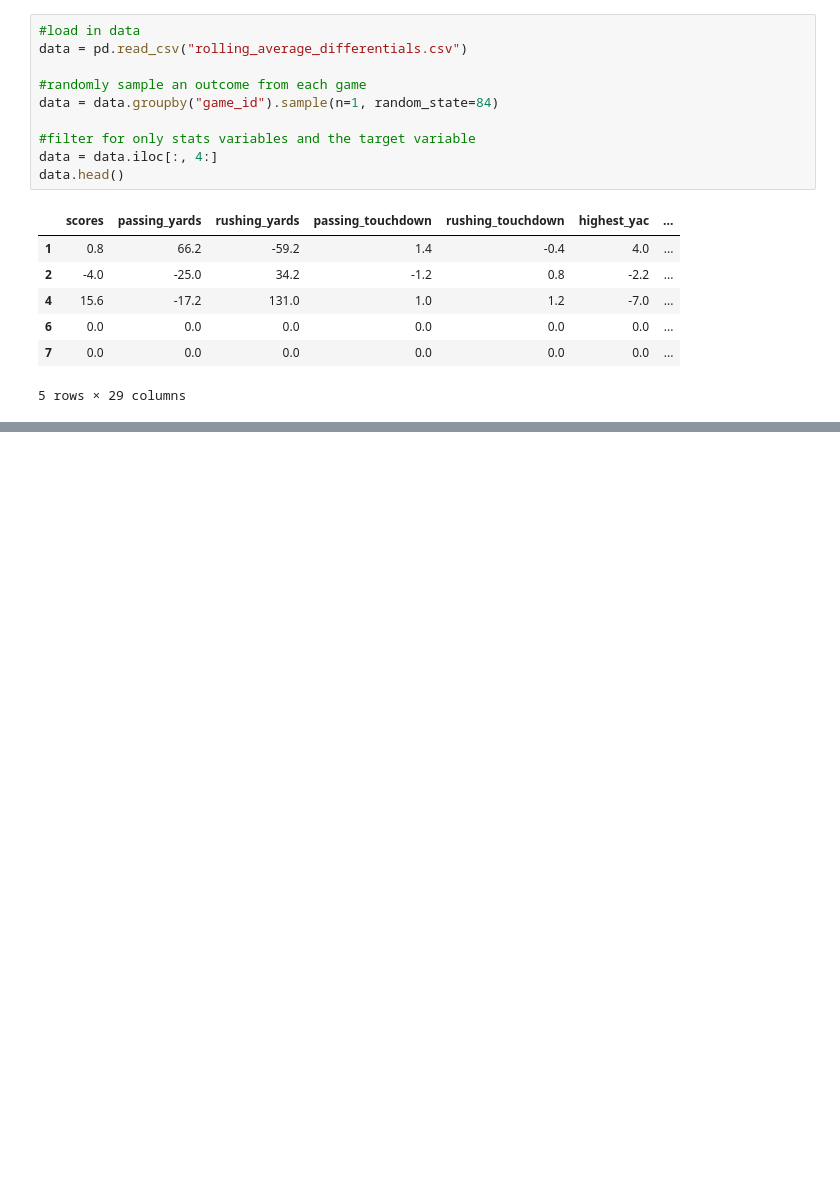
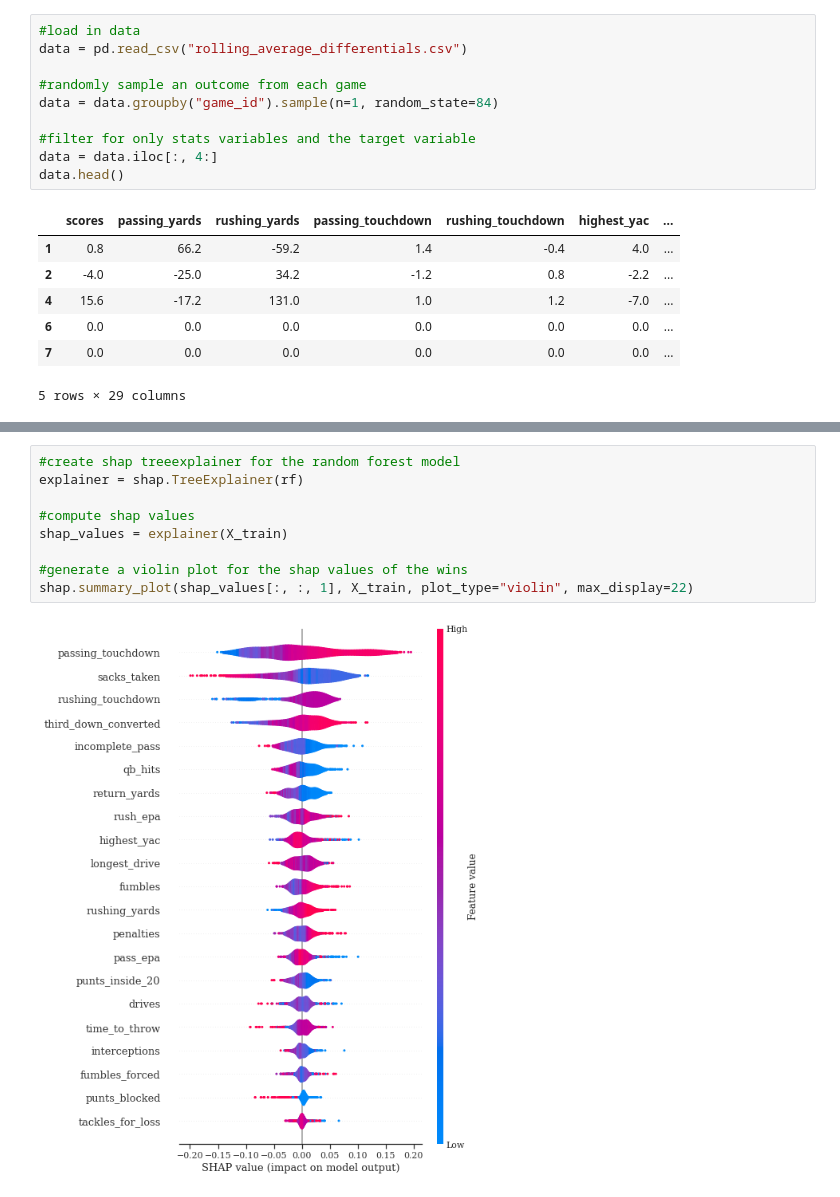
Before and after one commit to 1pjmcdonough/nfl_winpredictor_rf, a Jupyter notebook: random_forest_ml.ipynb, the cells around one changed output, grey strips where cells are left out. Saved outputs shown, nothing was run; the diff lists cells and outputs as text; blank space fills up the shorter version.

```diff
--- a/random_forest_ml.ipynb
+++ b/random_forest_ml.ipynb
@@ -121,3 +222,14 @@ rf.oob_score_
+# %%
+#create shap treeexplainer for the random forest model
+explainer = shap.TreeExplainer(rf)
+
+#compute shap values
+shap_values = explainer(X_train)
+
+#generate a violin plot for the shap values of the wins
+shap.summary_plot(shap_values[:, :, 1], X_train, plot_type="violin", max_display=22)
+# %% [output]
+[figure, added]
 # %%
 #separate target and feature variables
 colnames = list(test.columns[:-1])
```
Also changed, not shown: parts of 16 cells of this notebook.
